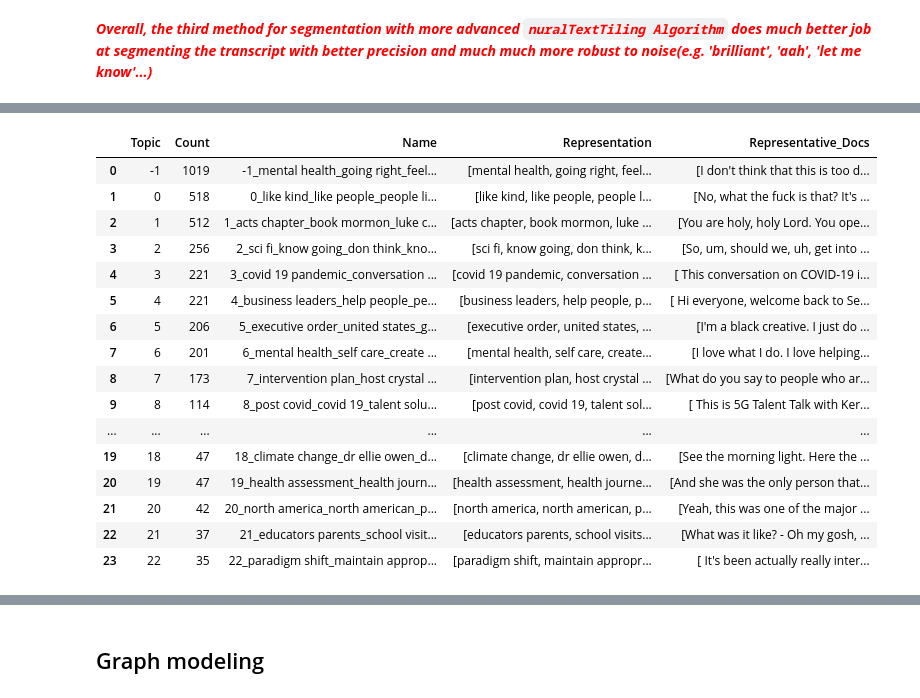
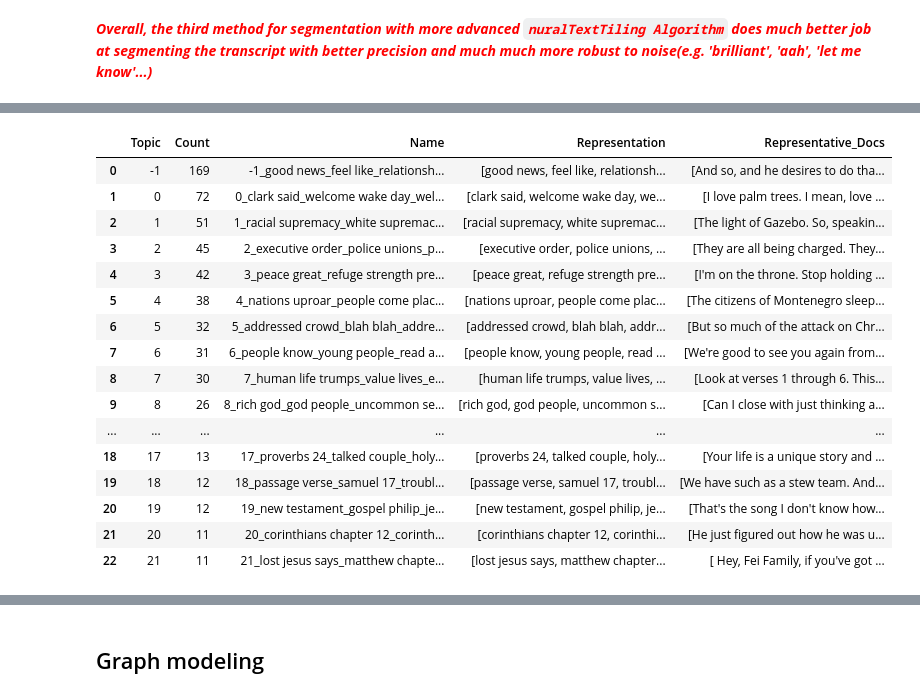
Before and after one commit to au-nlp/project-milestone-p2-group-10, a Jupyter notebook: main.ipynb, the cells around one changed output, grey strips where cells are left out. Drawn from its saved outputs; the diff is of its cells as text; code cells hidden in the pictures.

```diff
--- a/main.ipynb
+++ b/main.ipynb
@@ -1075,0 +1052,2 @@ print(episode_names)
+# %%
+all_texts, X_embeddings, timestamps = marge_dateset(folder_name = "grouped_health")
@@ -1144,0 +1060,3 @@ topic_model.get_topic_info()
+# %%
+topic_model = topic_modeling()
+topics, probs = topic_model.fit_transform(all_texts, X_embeddings)
@@ -1145,5 +1074,4 @@ topic_model.get_topic_info()
 # %%
-umap_model_new = UMAP(n_neighbors=20, n_components=5, min_dist=0.0, metric='cosine', random_state=42)
+umap_model_new = UMAP(n_neighbors=10, n_components=5, min_dist=0.0, metric='cosine', random_state=42)
 topic_model.umap_model = umap_model_new
 topics, probs = topic_model.fit_transform(all_texts, X_embeddings)
-topic_model.get_topic_info()
@@ -1150,7 +1085,7 @@ topic_model.get_topic_info()
 # %%
 
-MIN_CLUSTER_SIZE= 35
-MIN_SAMPLES = 10
+MIN_CLUSTER_SIZE= 10
+MIN_SAMPLES = 5
 hdbscan_model = HDBSCAN(
     min_cluster_size=MIN_CLUSTER_SIZE,
     metric='euclidean',
@@ -1160,6 +1095,6 @@ hdbscan_model = HDBSCAN(
 
 #Kmeans_model = KMeans(n_clusters=15)
 topic_model.hdbscan_model = hdbscan_model
-topics, _ = topic_model.fit_transform(all_texts, X_embeddings)
+topics, pred = topic_model.fit_transform(all_texts, X_embeddings)
 topic_model.get_topic_info()
 # %% [output]
@@ -1172,17 +1107,17 @@ topic_model.get_topic_info()
 |  | Topic | Count | Name | Representation | Representative_Docs |
-| 0 | -1 | 1019 | -1_mental health_going right_feel... | [mental health, going right, feel... | [I don't think that this is too d... |
-| 1 | 0 | 518 | 0_like kind_like people_people li... | [like kind, like people, people l... | [No, what the fuck is that? It's ... |
-| 2 | 1 | 512 | 1_acts chapter_book mormon_luke c... | [acts chapter, book mormon, luke ... | [You are holy, holy Lord. You ope... |
-| 3 | 2 | 256 | 2_sci fi_know going_don think_kno... | [sci fi, know going, don think, k... | [So, um, should we, uh, get into ... |
-| 4 | 3 | 221 | 3_covid 19 pandemic_conversation ... | [covid 19 pandemic, conversation ... | [ This conversation on COVID-19 i... |
-| 5 | 4 | 221 | 4_business leaders_help people_pe... | [business leaders, help people, p... | [ Hi everyone, welcome back to Se... |
-| 6 | 5 | 206 | 5_executive order_united states_g... | [executive order, united states, ... | [I'm a black creative. I just do ... |
-| 7 | 6 | 201 | 6_mental health_self care_create ... | [mental health, self care, create... | [I love what I do. I love helping... |
-| 8 | 7 | 173 | 7_intervention plan_host crystal ... | [intervention plan, host crystal ... | [What do you say to people who ar... |
-| 9 | 8 | 114 | 8_post covid_covid 19_talent solu... | [post covid, covid 19, talent sol... | [ This is 5G Talent Talk with Ker... |
+| 0 | -1 | 169 | -1_good news_feel like_relationsh... | [good news, feel like, relationsh... | [And so, and he desires to do tha... |
+| 1 | 0 | 72 | 0_clark said_welcome wake day_wel... | [clark said, welcome wake day, we... | [I love palm trees. I mean, love ... |
+| 2 | 1 | 51 | 1_racial supremacy_white supremac... | [racial supremacy, white supremac... | [The light of Gazebo. So, speakin... |
+| 3 | 2 | 45 | 2_executive order_police unions_p... | [executive order, police unions, ... | [They are all being charged. They... |
+| 4 | 3 | 42 | 3_peace great_refuge strength pre... | [peace great, refuge strength pre... | [I'm on the throne. Stop holding ... |
+| 5 | 4 | 38 | 4_nations uproar_people come plac... | [nations uproar, people come plac... | [The citizens of Montenegro sleep... |
+| 6 | 5 | 32 | 5_addressed crowd_blah blah_addre... | [addressed crowd, blah blah, addr... | [But so much of the attack on Chr... |
+| 7 | 6 | 31 | 6_people know_young people_read a... | [people know, young people, read ... | [We're good to see you again from... |
+| 8 | 7 | 30 | 7_human life trumps_value lives_e... | [human life trumps, value lives, ... | [Look at verses 1 through 6. This... |
+| 9 | 8 | 26 | 8_rich god_god people_uncommon se... | [rich god, god people, uncommon s... | [Can I close with just thinking a... |
 | ... | ... | ... | ... | ... | ... |
-| 19 | 18 | 47 | 18_climate change_dr ellie owen_d... | [climate change, dr ellie owen, d... | [See the morning light. Here the ... |
-| 20 | 19 | 47 | 19_health assessment_health journ... | [health assessment, health journe... | [And she was the only person that... |
-| 21 | 20 | 42 | 20_north america_north american_p... | [north america, north american, p... | [Yeah, this was one of the major ... |
-| 22 | 21 | 37 | 21_educators parents_school visit... | [educators parents, school visits... | [What was it like? - Oh my gosh, ... |
-| 23 | 22 | 35 | 22_paradigm shift_maintain approp... | [paradigm shift, maintain appropr... | [ It's been actually really inter... |
+| 18 | 17 | 13 | 17_proverbs 24_talked couple_holy... | [proverbs 24, talked couple, holy... | [Your life is a unique story and ... |
+| 19 | 18 | 12 | 18_passage verse_samuel 17_troubl... | [passage verse, samuel 17, troubl... | [We have such as a stew team. And... |
+| 20 | 19 | 12 | 19_new testament_gospel philip_je... | [new testament, gospel philip, je... | [That's the song I don't know how... |
+| 21 | 20 | 11 | 20_corinthians chapter 12_corinth... | [corinthians chapter 12, corinthi... | [He just figured out how he was u... |
+| 22 | 21 | 11 | 21_lost jesus says_matthew chapte... | [lost jesus says, matthew chapter... | [ Hey, Fei Family, if you've got ... |
```
Also changed, not shown: parts of 87 cells of this notebook, 21 other files.
